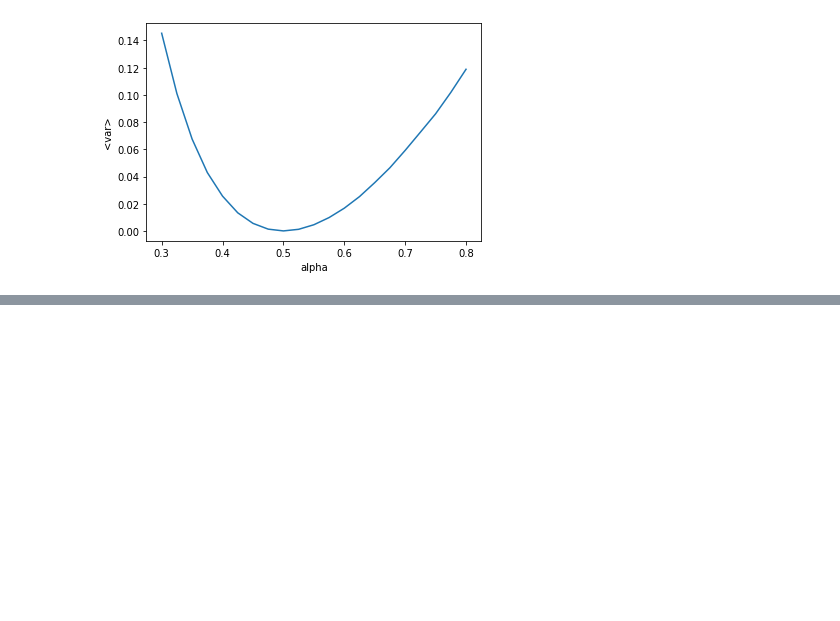
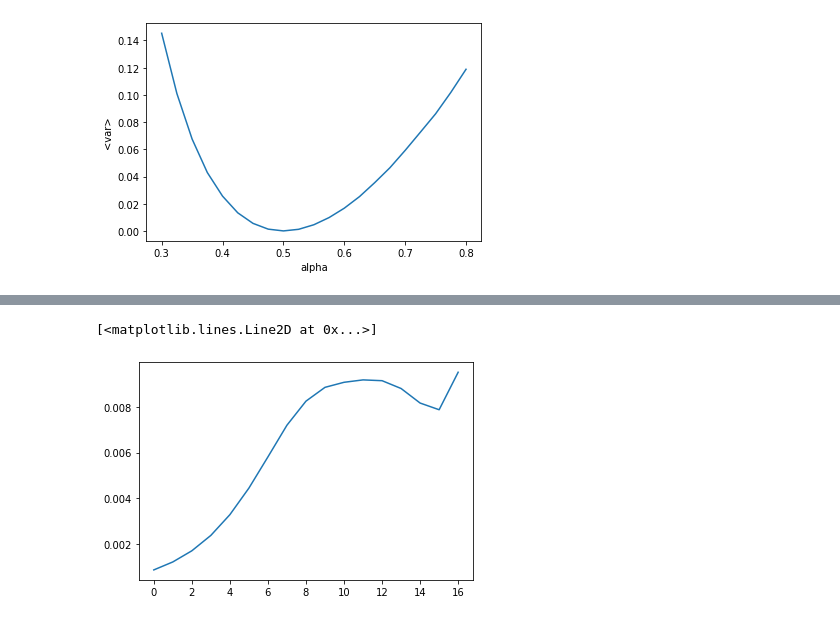
Before and after one commit to KristianWold/FYS4411, a Jupyter notebook: Project1/results.ipynb, the cells around one changed output, grey strips where cells are left out. Saved outputs shown, nothing was run; the diff lists cells and outputs as text; code cells hidden in the pictures; blank space fills up the shorter version.

Commit message:
Added blocking

```diff
--- a/Project1/results.ipynb
+++ b/Project1/results.ipynb
@@ -66,0 +108,21 @@ plt.show()
+# %%
+conf = {}
+conf["numPart"] = 10
+conf["numDim"] = 3
+conf["numSteps"] = 2**20
+conf["stepLength"] = 0.1
+conf["alpha"] = 0.4
+
+src.runner(conf)
+localEnergies = np.loadtxt("localEnergies.txt")
+# %%
+x = np.copy(localEnergies)
+ting = [np.std(x)/np.sqrt(len(x))]
+for i in range(16):
+    x = src.blocking(x)
+    ting.append(np.std(x)/np.sqrt(len(x)))
+# %%
+plt.plot(ting)
+# %% [output]
+[<matplotlib.lines.Line2D at 0x...>]
+[figure, added]
```
Also changed, not shown: parts of 8 cells of this notebook, 3 other files.
